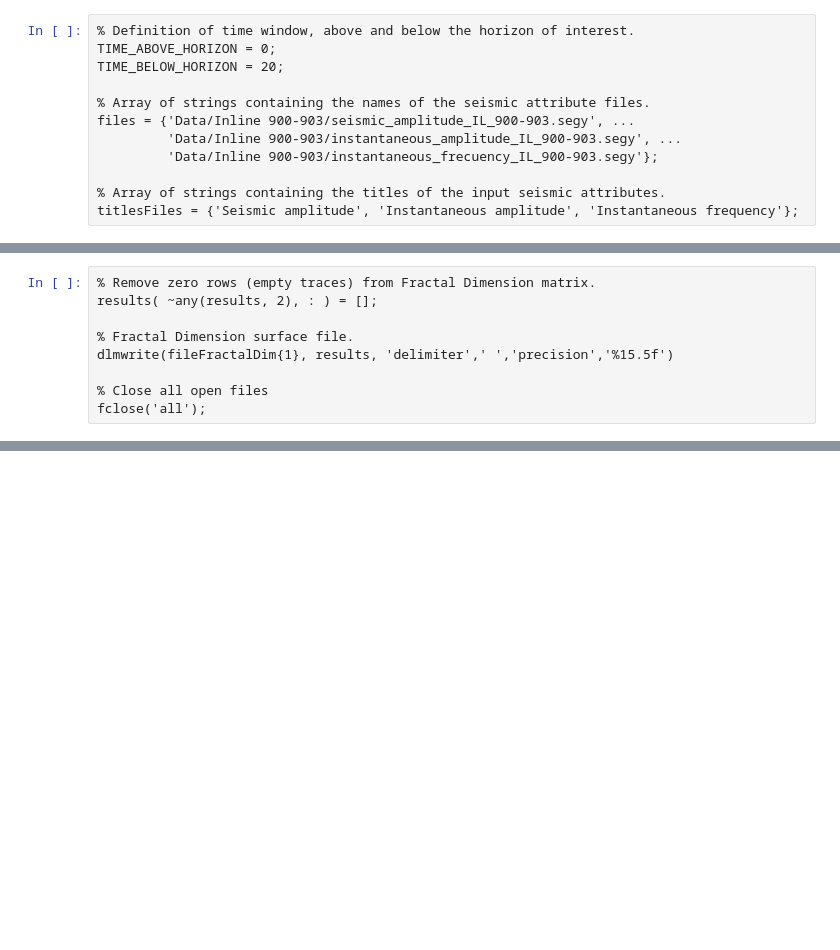
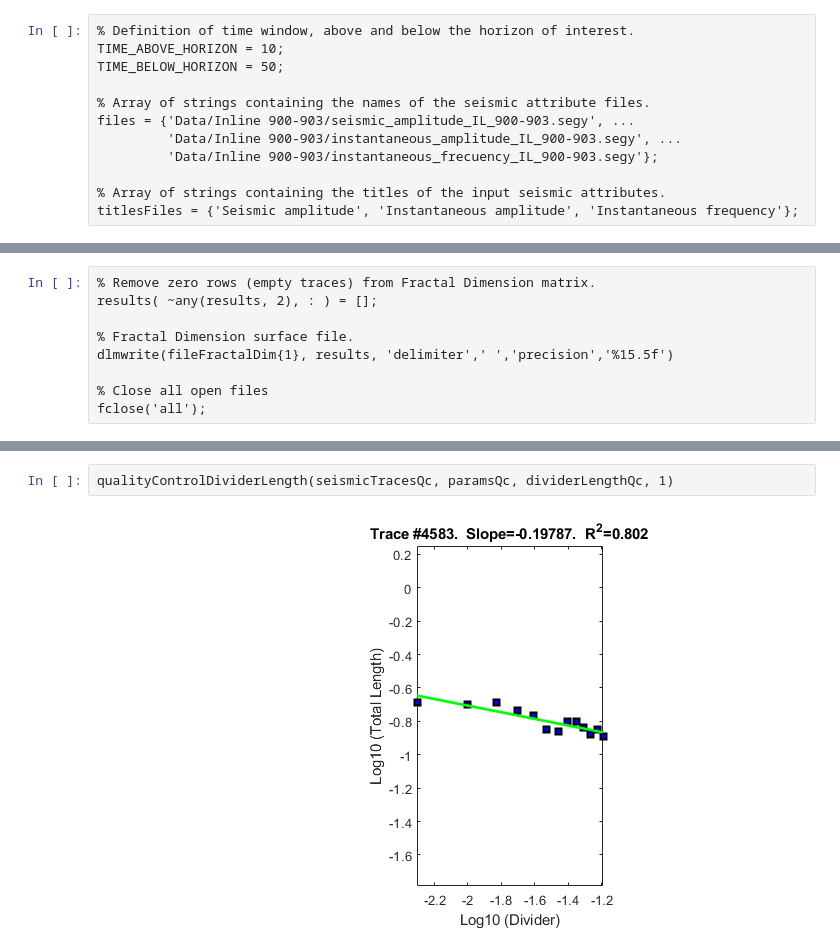
Before and after one commit to EdinsonLeandro/Multi-attributes_Fractal_Dimension, a Jupyter notebook: Multi Attributes Fractal Dimension.ipynb, the cells around one changed output, grey strips where cells are left out. Cells and saved outputs as stored; diff of their text form; blank space fills up the shorter version.

```diff
--- a/Multi Attributes Fractal Dimension.ipynb
+++ b/Multi Attributes Fractal Dimension.ipynb
@@ -79,8 +79,8 @@ Just in case you need to change the [format](https://www.mathworks.com/help/matl
 format compact
 # %%
 % Definition of time window, above and below the horizon of interest.
-TIME_ABOVE_HORIZON = 0;
-TIME_BELOW_HORIZON = 20;
+TIME_ABOVE_HORIZON = 10;
+TIME_BELOW_HORIZON = 50;
 
 % Array of strings containing the names of the seismic attribute files.
 files = {'Data/Inline 900-903/seismic_amplitude_IL_900-903.segy', ...
@@ -451,0 +415,4 @@ Warning: Polynomial is not unique; degree >= number of data points.
+# %%
+qualityControlDividerLength(seismicTracesQc, paramsQc, dividerLengthQc, 1)
+# %% [output]
+[figure, added]
```
Also changed, not shown: parts of 8 cells of this notebook, 7 other files.
